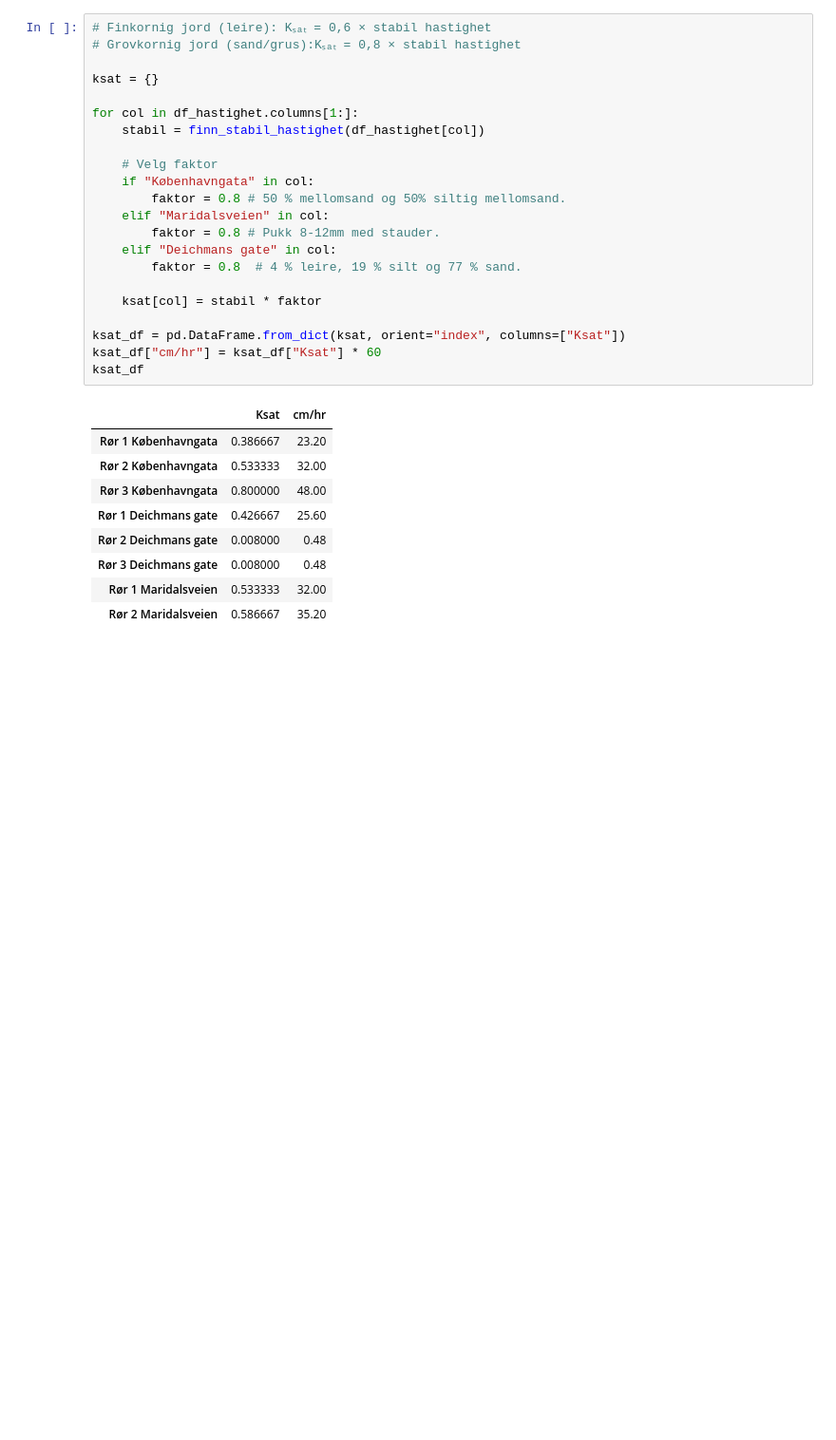
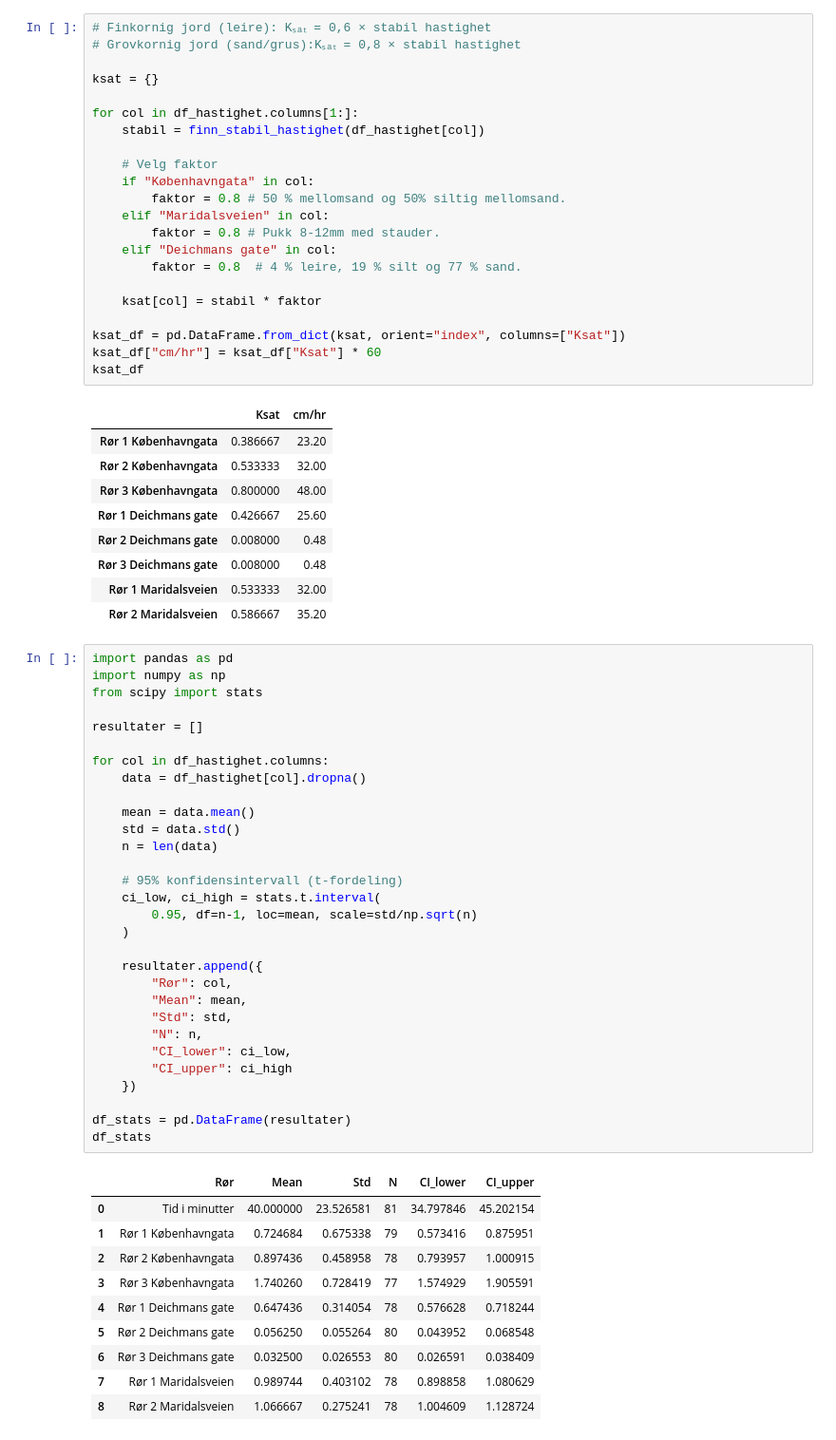
Before and after one commit to jsandtangen/Bachelor, a Jupyter notebook: notebook.ipynb, the cells around one changed output. Shown at 95% size. Cells and saved outputs as stored; diff of their text form; blank space fills up the shorter version.

```diff
--- a/notebook.ipynb
+++ b/notebook.ipynb
@@ -133,3 +133,44 @@ ksat_df
 | Rør 3 Deichmans gate | 0.008000 | 0.48 |
 | Rør 1 Maridalsveien | 0.533333 | 32.00 |
 | Rør 2 Maridalsveien | 0.586667 | 35.20 |
+# %%
+import pandas as pd
+import numpy as np
+from scipy import stats
+
+resultater = []
+
+for col in df_hastighet.columns:
+    data = df_hastighet[col].dropna()
+
+    mean = data.mean()
+    std = data.std()
+    n = len(data)
+
+    # 95% konfidensintervall (t-fordeling)
+    ci_low, ci_high = stats.t.interval(
+        0.95, df=n-1, loc=mean, scale=std/np.sqrt(n)
+    )
+
+    resultater.append({
+        "Rør": col,
+        "Mean": mean,
+        "Std": std,
+        "N": n,
+        "CI_lower": ci_low,
+        "CI_upper": ci_high
+    })
+
+df_stats = pd.DataFrame(resultater)
+df_stats
+# %% [output]
+|  | Rør | Mean | Std | N | CI_lower | CI_upper |
+| 0 | Tid i minutter | 40.000000 | 23.526581 | 81 | 34.797846 | 45.202154 |
+| 1 | Rør 1 Københavngata | 0.724684 | 0.675338 | 79 | 0.573416 | 0.875951 |
+| 2 | Rør 2 Københavngata | 0.897436 | 0.458958 | 78 | 0.793957 | 1.000915 |
+| 3 | Rør 3 Københavngata | 1.740260 | 0.728419 | 77 | 1.574929 | 1.905591 |
+| 4 | Rør 1 Deichmans gate | 0.647436 | 0.314054 | 78 | 0.576628 | 0.718244 |
+| 5 | Rør 2 Deichmans gate | 0.056250 | 0.055264 | 80 | 0.043952 | 0.068548 |
+| 6 | Rør 3 Deichmans gate | 0.032500 | 0.026553 | 80 | 0.026591 | 0.038409 |
+| 7 | Rør 1 Maridalsveien | 0.989744 | 0.403102 | 78 | 0.898858 | 1.080629 |
+| 8 | Rør 2 Maridalsveien | 1.066667 | 0.275241 | 78 | 1.004609 | 1.128724 |
```
Also changed, not shown: parts of 5 cells of this notebook.
